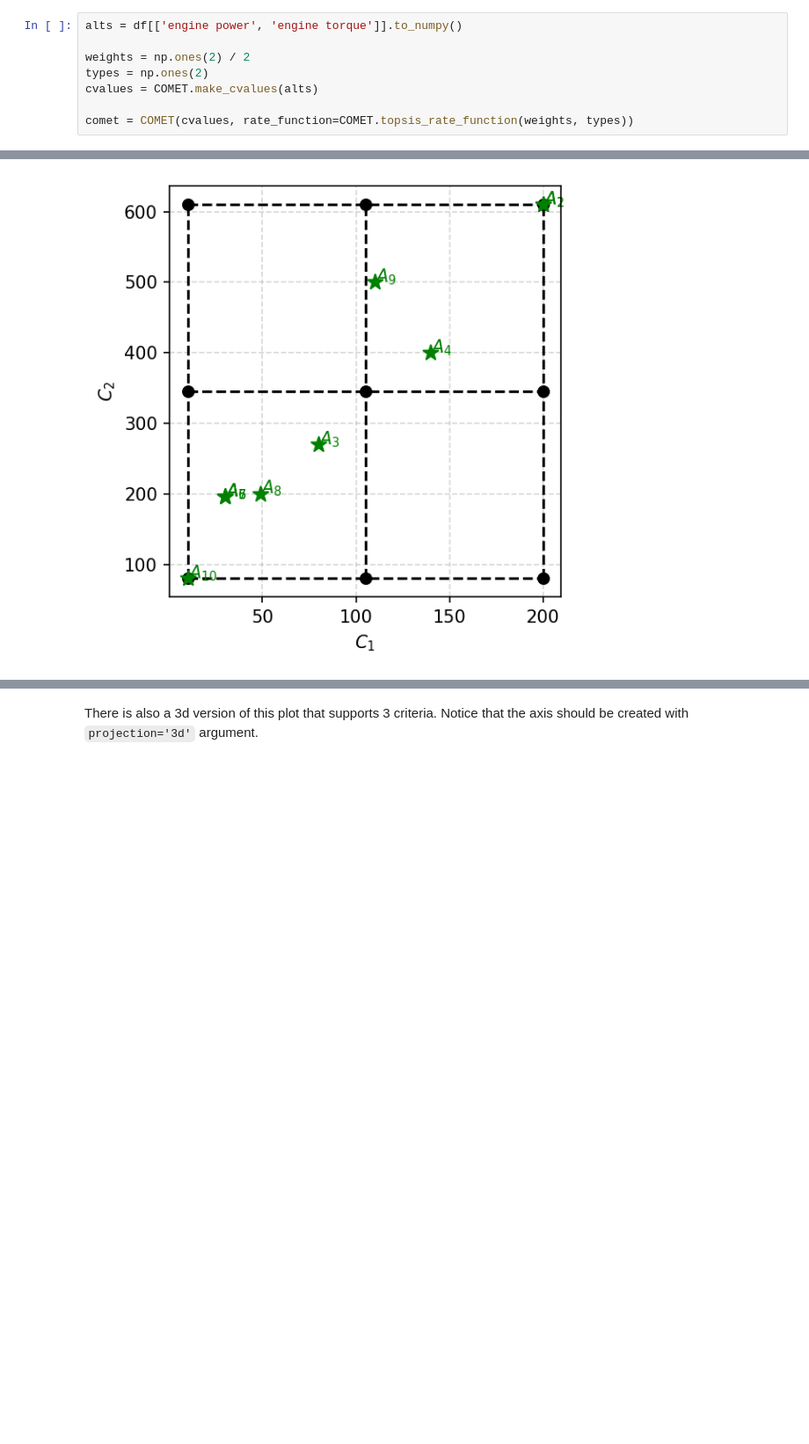
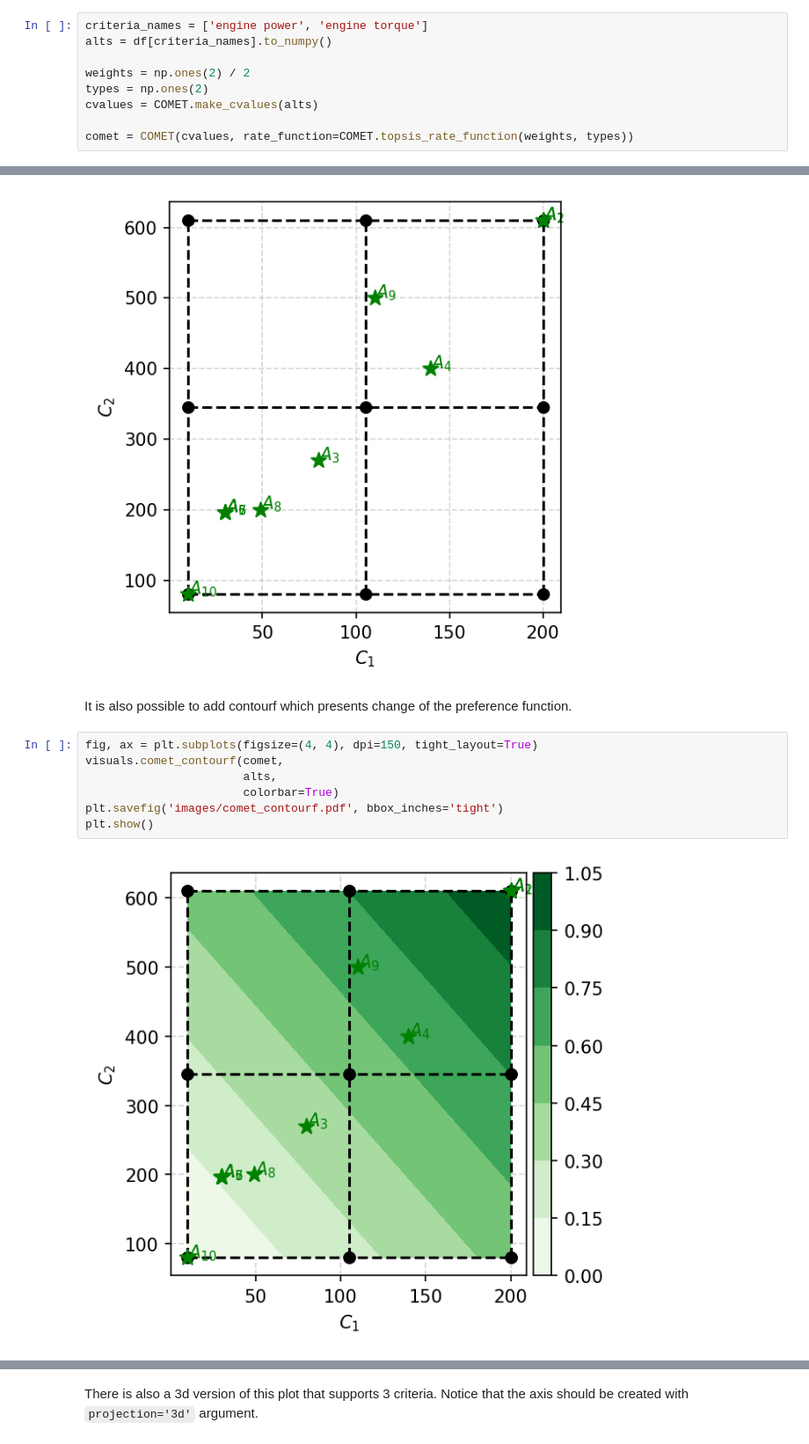
Before and after one commit to kotbaton/pymcdm, a Jupyter notebook: examples/Example.ipynb, the cells around one changed output, grey strips where cells are left out. Shown at 88% size. Saved outputs shown, nothing was run; the diff lists cells and outputs as text; blank space fills up the shorter version.

```diff
--- a/examples/Example.ipynb
+++ b/examples/Example.ipynb
@@ -240,7 +240,8 @@ plt.show()
 
 Using the COMET method in your research, you could visualize the MEJ matrix and characteristic objects with our library. We will demonstrate this on a two-criterion subset of the decision matrix.
 # %%
-alts = df[['engine power', 'engine torque']].to_numpy()
+criteria_names = ['engine power', 'engine torque']
+alts = df[criteria_names].to_numpy()
 
 weights = np.ones(2) / 2
 types = np.ones(2)
@@ -265,3 +266,14 @@ plt.savefig('images/comet2d.pdf', bbox_inches='tight')
 plt.show()
 # %% [output]
 [figure]
+# %% [markdown]
+It is also possible to add contourf which presents change of the preference function.
+# %%
+fig, ax = plt.subplots(figsize=(4, 4), dpi=150, tight_layout=True)
+visuals.comet_contourf(comet,
+                       alts,
+                       colorbar=True)
+plt.savefig('images/comet_contourf.pdf', bbox_inches='tight')
+plt.show()
+# %% [output]
+[figure, added]
```
Also changed, not shown: parts of 8 cells of this notebook, 1 other file.
